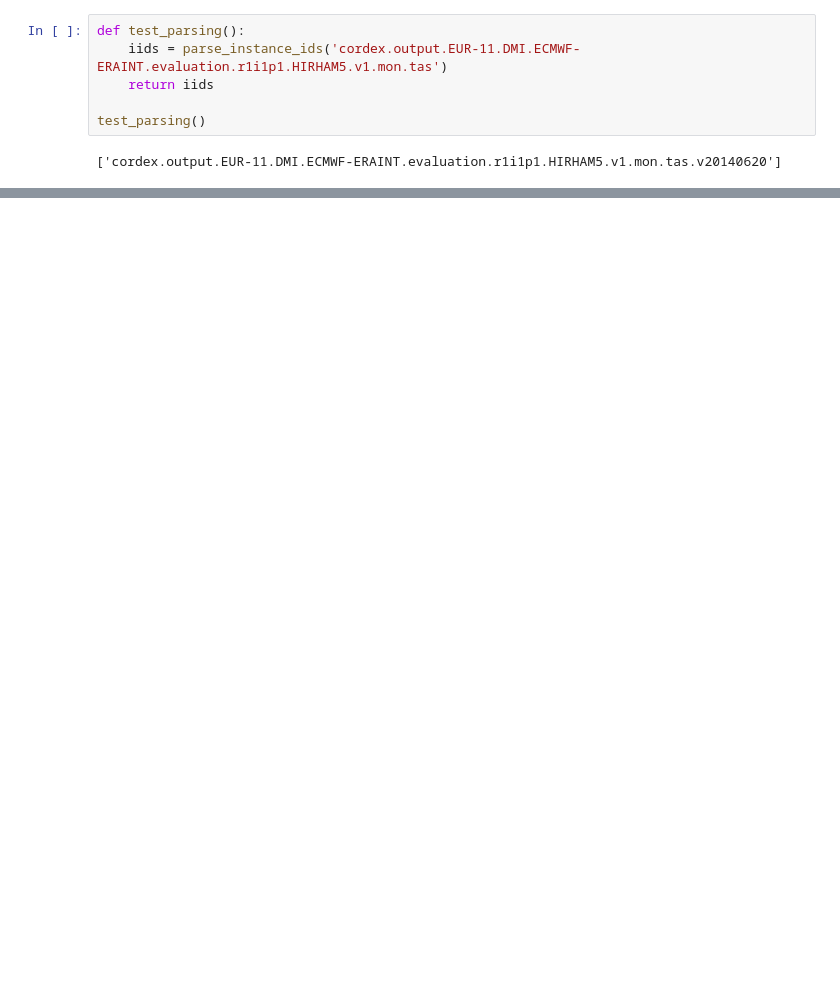
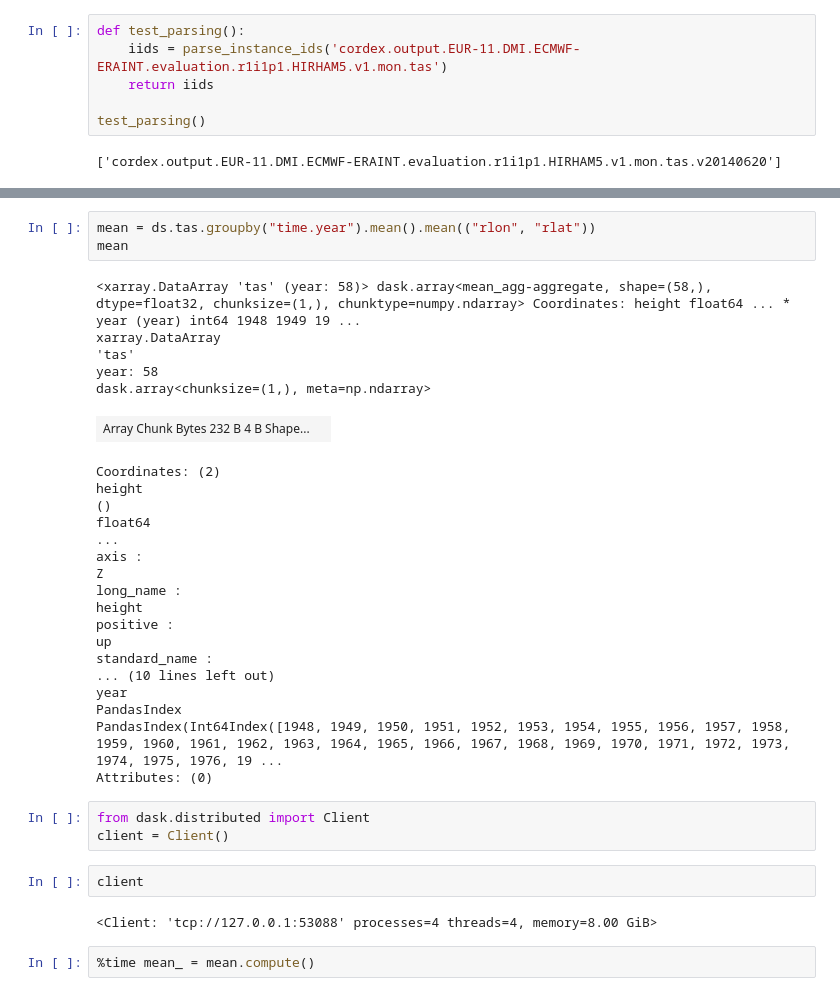
Before and after one commit to euro-cordex/cordex-aws, a Jupyter notebook: notebooks/recipe-creation.ipynb, the cells around one changed output, grey strips where cells are left out. Saved outputs shown, nothing was run; the diff lists cells and outputs as text; blank space fills up the shorter version.

```diff
--- a/notebooks/recipe-creation.ipynb
+++ b/notebooks/recipe-creation.ipynb
@@ -42,0 +171,36 @@ test_parsing()
+# %%
+mean = ds.tas.groupby("time.year").mean().mean(("rlon", "rlat"))
+mean
+# %% [output]
+<xarray.DataArray 'tas' (year: 58)> dask.array<mean_agg-aggregate, shape=(58,), dtype=float32, chunksize=(1,), chunktype=numpy.ndarray> Coordinates: height float64 ... * year (year) int64 1948 1949 19 ...
+xarray.DataArray
+'tas'
+year: 58
+dask.array<chunksize=(1,), meta=np.ndarray>
+| Array Chunk Bytes 232 B 4 B Shape... |  |
+Coordinates: (2)
+height
+()
+float64
+...
+axis :
+Z
+long_name :
+height
+positive :
+up
+standard_name :
+... (10 lines left out)
+year
+PandasIndex
+PandasIndex(Int64Index([1948, 1949, 1950, 1951, 1952, 1953, 1954, 1955, 1956, 1957, 1958, 1959, 1960, 1961, 1962, 1963, 1964, 1965, 1966, 1967, 1968, 1969, 1970, 1971, 1972, 1973, 1974, 1975, 1976, 19 ...
+Attributes: (0)
+# %%
+from dask.distributed import Client
+client = Client()
+# %%
+client
+# %% [output]
+<Client: 'tcp://127.0.0.1:53088' processes=4 threads=4, memory=8.00 GiB>
+# %%
+%time mean_ = mean.compute()
```
Also changed, not shown: parts of 8 cells of this notebook, 1 other file.
